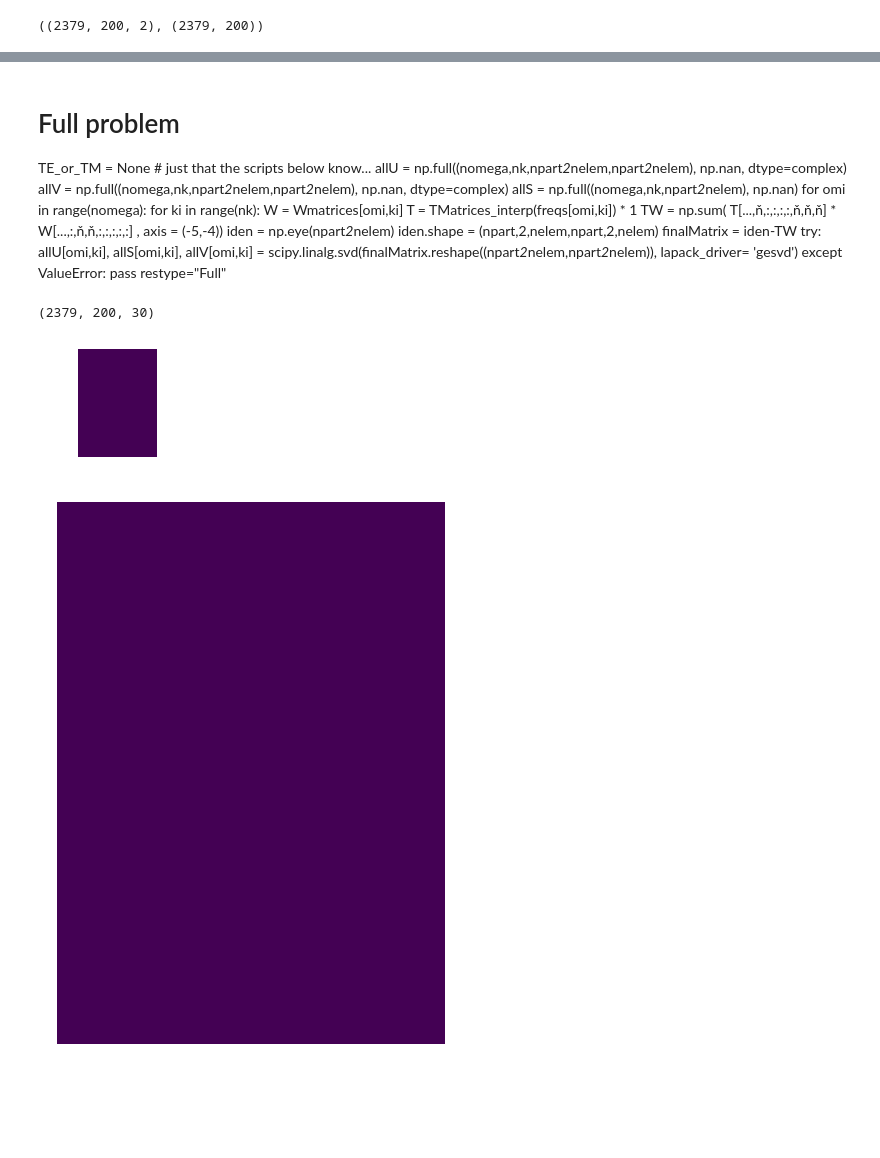
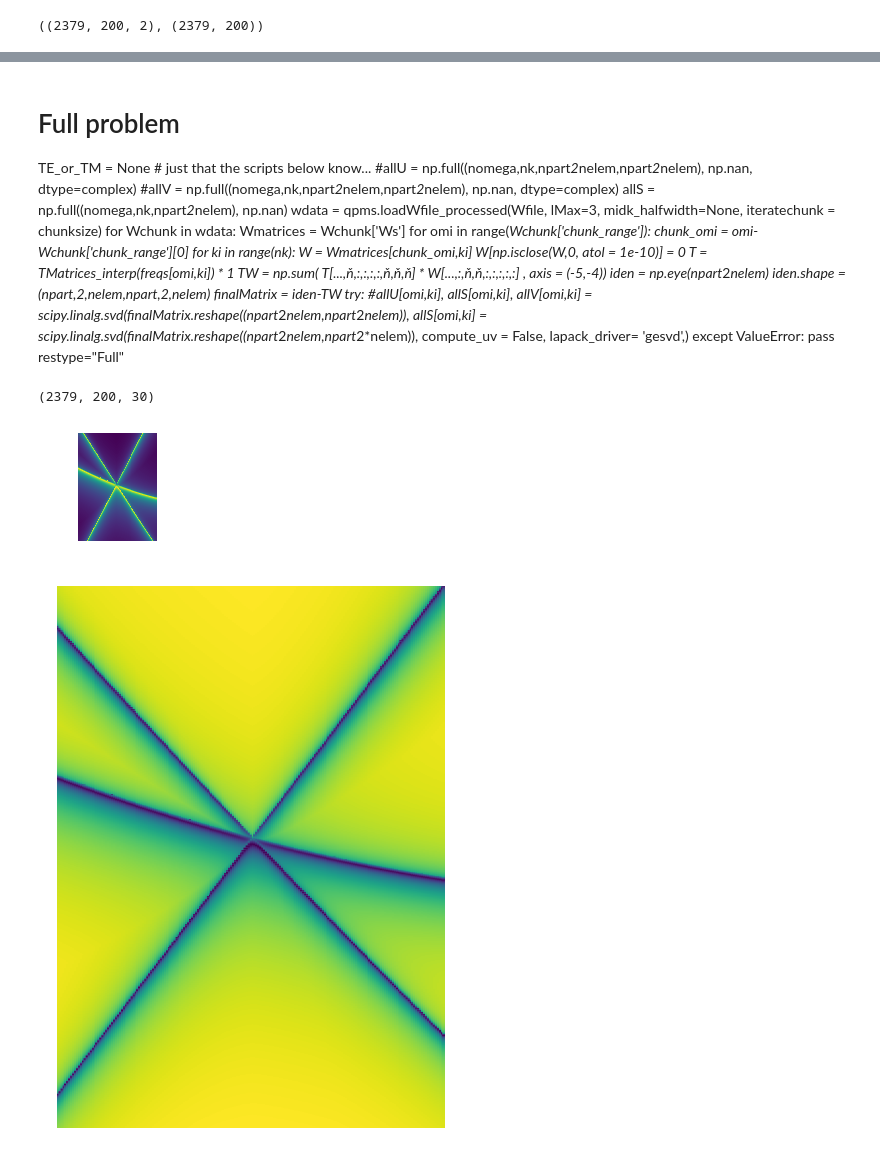
Before and after one commit to texnokrates/qpms-ipynotebooks, a Jupyter notebook: hexlaser/Dispersions-projections_v2-hexpaper_fig1inset.ipynb, the cells around one changed output, grey strips where cells are left out. Drawn from its saved outputs; the diff is of its cells as text; code cells hidden in the pictures; blank space fills up the shorter version.

Commit message:
Hexpaper fig. 1 inset with rescaled T-matrix

```diff
--- a/hexlaser/Dispersions-projections_v2-hexpaper_fig1inset.ipynb
+++ b/hexlaser/Dispersions-projections_v2-hexpaper_fig1inset.ipynb
@@ -1,5 +1,5 @@
 # %%
-note="hexpaper_fig1inset2"
+note="hexpaper_fig1inset2_freqscale"
 # %%
 # This one uses processed Ws inputs, so one does not have to input the array sizes manually
 import qpms
@@ -11,7 +11,7 @@ from scipy import interpolate
 from scipy.constants import e as eV, hbar, hbar as ℏ, c
 ň = np.newaxis
 import cmath
-chunksize=100
+chunksize=10
 # %%
 evfactor =  (eV/hbar) /( 3e8 / 1e-6 )
 evfactor * 1.38, evfactor * 1.5
@@ -30,12 +29,16 @@ wdata = qpms.loadWfile_processed(Wfile, lMax=3, midk_halfwidth=None, iteratechun
 #wdata.keys(), wdata['nk'], wdata['ks'], wdata['Ws'].shape
 # %%
 #### T-matrices from file
-# Original Ag:
-TMatrix_file = '/u/46/necadam1/unix/tmatrix-experiments/Cylinder/hexlasingPaper/cylinder_50nm_lMax3_longer_cleaned.TMatrix'
-# Zero loss "Ag":
+# Original Au:
+#TMatrix_file = '/u/46/necadam1/unix/tmatrix-experiments/Cylinder/hexlasingPaper/cylinder_50nm_lMax3_longer_cleaned.TMatrix'
+#TMatrix_file = '/u/46/necadam1/unix/tmatrix-experiments/Cylinder/hexlasingPaper_finer/cylinder_50nm_lMax3_longer_cleaned.TMatrix'
+TMatrix_file = '/u/46/necadam1/unix/tmatrix-experiments/Cylinder/hexlasingPaper_freqscale_finer/cylinder_50nm_lMax3_longer_freqdiv20_cleaned.TMatrix'
+freqscale=20
+
+# Zero loss "Au":
 #TMatrix_file = '/u/46/necadam1/unix/tmatrix-experiments/Cylinder/hexlasingPaper/zeroloss/cylinder_50nm_lMax2_long.TMatrix'
 
-TMatrices_orig, freqs_orig, freqs_weirdunits_orig, lMaxTM = qpms.loadScuffTMatrices(TMatrix_file, normalisation = 2, version = 'new')
+TMatrices_orig, freqs_orig, freqs_weirdunits_orig, lMaxTM = qpms.loadScuffTMatrices(TMatrix_file, normalisation = 2, version = 'new', freqscale=freqscale)
 tmtype="Scuff"
 # %%
 # TODO synchronize the TM/W lMaxes better
@@ -153,24 +156,30 @@ TMatrices_orig.shape, ks.shape, freqs.shape
 # %% [markdown]
 # Full problem
 TE_or_TM = None # just that the scripts below know...
-allU = np.full((nomega,nk,npart*2*nelem,npart*2*nelem), np.nan, dtype=complex)
-allV = np.full((nomega,nk,npart*2*nelem,npart*2*nelem), np.nan, dtype=complex)
+#allU = np.full((nomega,nk,npart*2*nelem,npart*2*nelem), np.nan, dtype=complex)
+#allV = np.full((nomega,nk,npart*2*nelem,npart*2*nelem), np.nan, dtype=complex)
 allS = np.full((nomega,nk,npart*2*nelem), np.nan)
-for omi in range(nomega):
-    for ki in range(nk):
-        W = Wmatrices[omi,ki]
-        T = TMatrices_interp(freqs[omi,ki]) * 1
-        TW = np.sum(
-            T[...,ň,:,:,:,:,ň,ň,ň] * W[...,:,ň,ň,:,:,:,:,:]
-        , axis = (-5,-4))
-        iden = np.eye(npart*2*nelem)
-        iden.shape = (npart,2,nelem,npart,2,nelem)
-        finalMatrix = iden-TW
-        try:
-            allU[omi,ki], allS[omi,ki], allV[omi,ki] = scipy.linalg.svd(finalMatrix.reshape((npart*2*nelem,npart*2*nelem)),
-                                                                        lapack_driver= 'gesvd')
-        except ValueError:
-            pass
+wdata = qpms.loadWfile_processed(Wfile, lMax=3, midk_halfwidth=None, iteratechunk = chunksize)
+for Wchunk in wdata:
+    Wmatrices = Wchunk['Ws']
+    for omi in range(*Wchunk['chunk_range']):
+        chunk_omi = omi-Wchunk['chunk_range'][0]
+        for ki in range(nk):
+            W = Wmatrices[chunk_omi,ki]
+            W[np.isclose(W,0, atol = 1e-10)] = 0
+            T = TMatrices_interp(freqs[omi,ki]) * 1
+            TW = np.sum(
+                T[...,ň,:,:,:,:,ň,ň,ň] * W[...,:,ň,ň,:,:,:,:,:]
+            , axis = (-5,-4))
+            iden = np.eye(npart*2*nelem)
+            iden.shape = (npart,2,nelem,npart,2,nelem)
+            finalMatrix = iden-TW
+            try:
+                #allU[omi,ki], allS[omi,ki], allV[omi,ki] = scipy.linalg.svd(finalMatrix.reshape((npart*2*nelem,npart*2*nelem)),
+                allS[omi,ki] = scipy.linalg.svd(finalMatrix.reshape((npart*2*nelem,npart*2*nelem)), compute_uv = False,
+                                                                            lapack_driver= 'gesvd',)
+            except ValueError:
+                pass
 restype="Full"
 # %%
 # Z-symmetric problem
@@ -243,27 +255,28 @@ def make_image(data, outputname, size=(1.1, 1.5), dpi=300):
     plt.savefig(outputname, dpi=dpi)
 # %%
 #make_image(np.clip(np.log(1-allS[151:-125,12:-33,-1]), -11, -2), "figs/lMax%d%s%s%s_disp_big_n.pdf"%(lMax,tmtype,restype,note), dpi=900)
-make_image(np.clip(np.log(1-allS[151:-125,22:-19,-1]), -11, -2), "figs/lMax%d%s%s%s_disp_big_n.png"%(lMax,tmtype,restype,note), dpi=900) # posun k-bodu na špatně zkalibrované měření
+#make_image(np.clip(np.log(1-allS[151:-125,22:-19,-1]), -11, -2), "figs/lMax%d%s%s%s_disp_big_n.png"%(lMax,tmtype,restype,note), dpi=900) # posun k-bodu na špatně zkalibrované měření
+make_image(1-allS[608:-506,22:-19,-1], "figs/lMax%d%s%s%s_disp_big_n.png"%(lMax,tmtype,restype,note), dpi=900) # posun k-bodu na špatně zkalibrované měření
 # %% [output]
-[figure, old version]
+[figure, new version]
 # %%
 %matplotlib inline
 plot_margin=0
 #plt.figure(figsize=(2.25,3.75))
 plt.figure(figsize=(11,15))
-#plt.pcolormesh(ks[:,:,1], freqs[:,:]*hbar/eV, allS[:,:,-1])
+plt.pcolormesh(ks[:,:,1], freqs[:,:]*hbar/eV, allS[:,:,-1])
 #plt.imshow(np.clip(np.log(1-allS[:,:,-1]),-11.5,-3.8), origin = 'lower')
-plt.pcolormesh(ks[:,:,1], freqs[:,:]*hbar/eV, np.clip(np.log(1-allS[:,:,-1]), -11, -2))
+#plt.pcolormesh(ks[:,:,1], freqs[:,:]*hbar/eV, np.clip(np.log(1-allS[:,:,-1]), -11, -2))
 
 x0, x1, y0, y1 = plt.axis()
 plt.axis((x0 - plot_margin,
           x1 + plot_margin,
           y0 - plot_margin,
           y1 + plot_margin))
 plt.axis('off')
 #plt.colorbar()
 plt.tight_layout(pad=0)
 plt.savefig("figs/lMax%d%s%s%s_dispbg.png"%(lMax,tmtype,restype,note), #bbox_inches='tight'
            )
 # %% [output]
-[figure, old version]
+[figure, new version]
```
Also changed, not shown: parts of 7 cells of this notebook.
